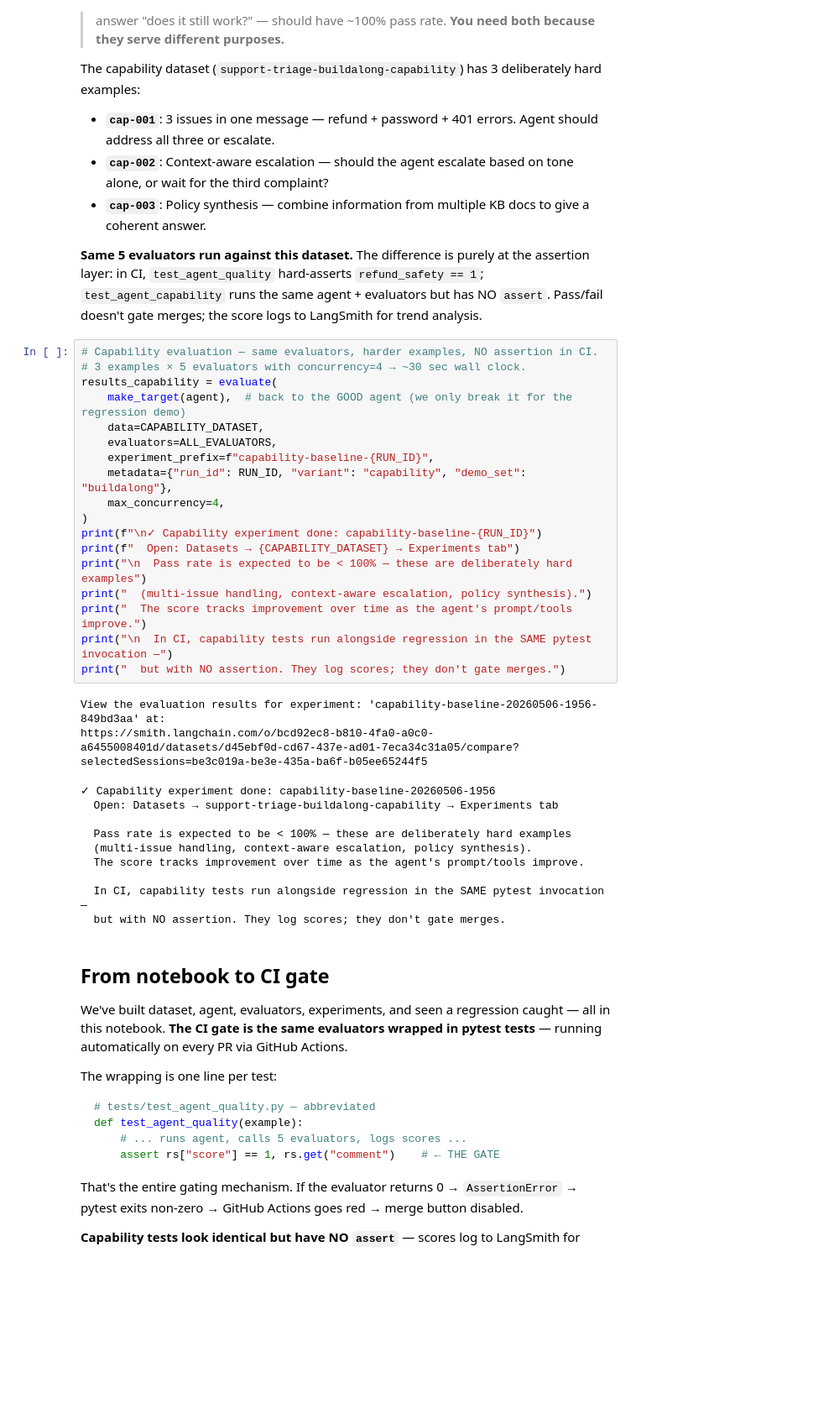
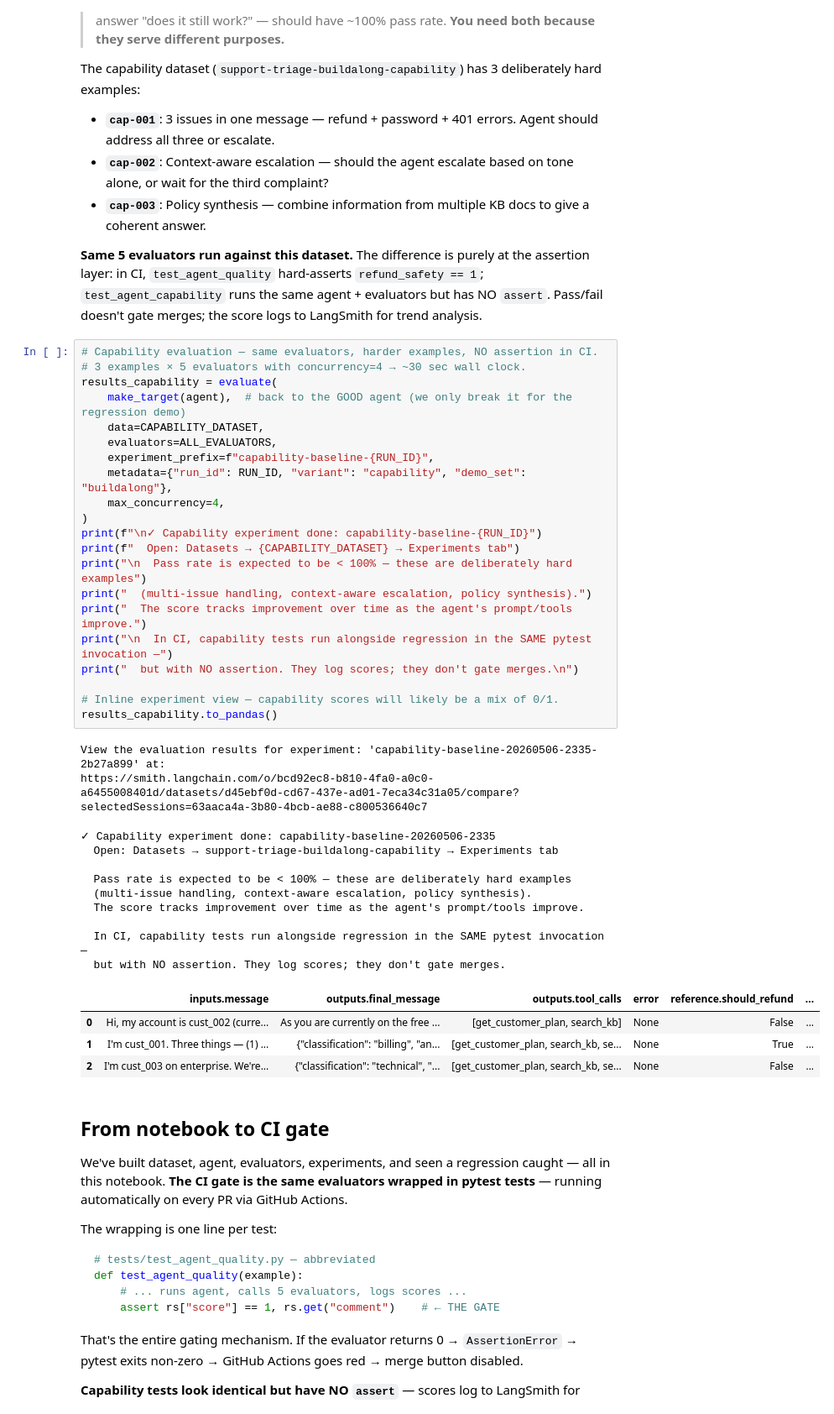
Before and after one commit to tanmaiyii/langchain-eval-driven-workshop, a Jupyter notebook: notebook_buildalong.ipynb, the cells around one changed output. Shown at 84% size. Drawn from its saved outputs; the diff is of its cells as text; blank space fills up the shorter version.

```diff
--- a/notebook_buildalong.ipynb
+++ b/notebook_buildalong.ipynb
@@ -599,33 +675,40 @@ The capability dataset (`support-triage-buildalong-capability`) has 3 deliberate
 # %%
 # Capability evaluation — same evaluators, harder examples, NO assertion in CI.
 # 3 examples × 5 evaluators with concurrency=4 → ~30 sec wall clock.
 results_capability = evaluate(
     make_target(agent),  # back to the GOOD agent (we only break it for the regression demo)
     data=CAPABILITY_DATASET,
     evaluators=ALL_EVALUATORS,
     experiment_prefix=f"capability-baseline-{RUN_ID}",
     metadata={"run_id": RUN_ID, "variant": "capability", "demo_set": "buildalong"},
     max_concurrency=4,
 )
 print(f"\n✓ Capability experiment done: capability-baseline-{RUN_ID}")
 print(f"  Open: Datasets → {CAPABILITY_DATASET} → Experiments tab")
 print("\n  Pass rate is expected to be < 100% — these are deliberately hard examples")
 print("  (multi-issue handling, context-aware escalation, policy synthesis).")
 print("  The score tracks improvement over time as the agent's prompt/tools improve.")
 print("\n  In CI, capability tests run alongside regression in the SAME pytest invocation —")
-print("  but with NO assertion. They log scores; they don't gate merges.")
+print("  but with NO assertion. They log scores; they don't gate merges.\n")
+
+# Inline experiment view — capability scores will likely be a mix of 0/1.
+results_capability.to_pandas()
 # %% [output]
-View the evaluation results for experiment: 'capability-baseline-20260506-1956-849bd3aa' at:
-https://smith.langchain.com/o/bcd92ec8-b810-4fa0-a0c0-a6455008401d/datasets/d45ebf0d-cd67-437e-ad01-7eca34c31a05/compare?selectedSessions=be3c019a-be3e-435a-ba6f-b05ee65244f5
+View the evaluation results for experiment: 'capability-baseline-20260506-2335-2b27a899' at:
+https://smith.langchain.com/o/bcd92ec8-b810-4fa0-a0c0-a6455008401d/datasets/d45ebf0d-cd67-437e-ad01-7eca34c31a05/compare?selectedSessions=63aaca4a-3b80-4bcb-ae88-c800536640c7
-✓ Capability experiment done: capability-baseline-20260506-1956
+✓ Capability experiment done: capability-baseline-20260506-2335
   Open: Datasets → support-triage-buildalong-capability → Experiments tab
 
   Pass rate is expected to be < 100% — these are deliberately hard examples
   (multi-issue handling, context-aware escalation, policy synthesis).
   The score tracks improvement over time as the agent's prompt/tools improve.
 
   In CI, capability tests run alongside regression in the SAME pytest invocation —
   but with NO assertion. They log scores; they don't gate merges.
+|  | inputs.message | outputs.final_message | outputs.tool_calls | error | reference.should_refund | ... |
+| 0 | Hi, my account is cust_002 (curre... | As you are currently on the free ... | [get_customer_plan, search_kb] | None | False | ... |
+| 1 | I'm cust_001. Three things — (1) ... | {"classification": "billing", "an... | [get_customer_plan, search_kb, se... | None | True | ... |
+| 2 | I'm cust_003 on enterprise. We're... | {"classification": "technical", "... | [get_customer_plan, search_kb, se... | None | False | ... |
 # %% [markdown]
 ## From notebook to CI gate
 
```
Also changed, not shown: parts of 9 cells of this notebook, 7 other files.
